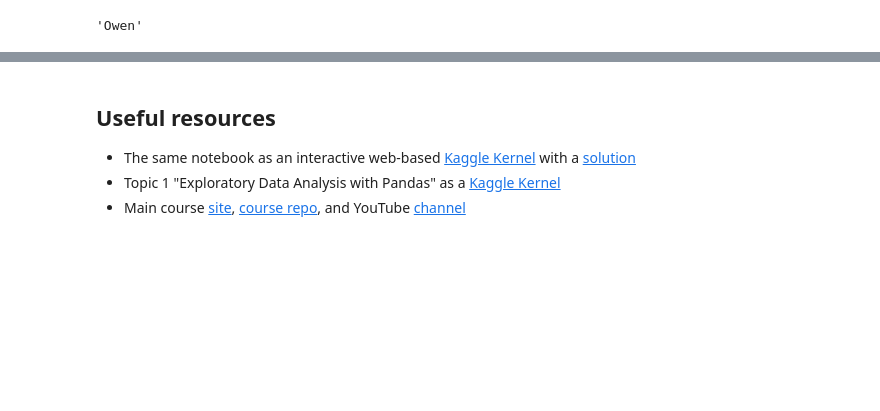
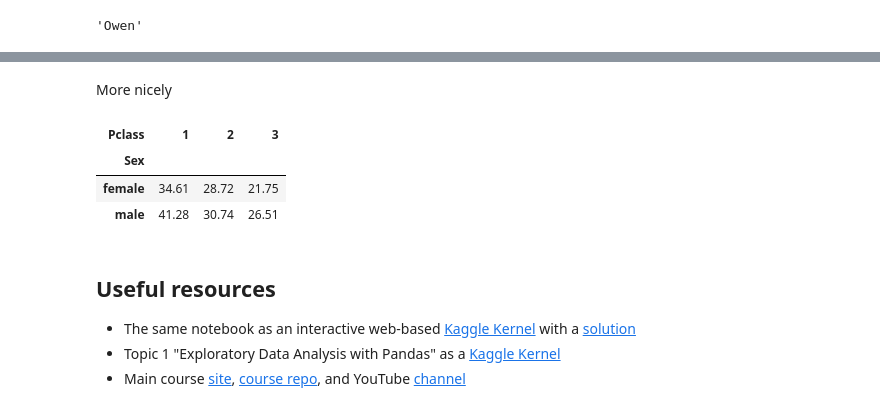
Before and after one commit to sergeymarkovich/mlcourse.ai, a Jupyter notebook: jupyter_english/topic01_pandas_data_analysis/topic1_practice_pandas_titanic.ipynb, the cells around one changed output, grey strips where cells are left out. Cells and saved outputs as stored; diff of their text form; code cells hidden in the pictures; blank space fills up the shorter version.

```diff
--- a/jupyter_english/topic01_pandas_data_analysis/topic1_practice_pandas_titanic.ipynb
+++ b/jupyter_english/topic01_pandas_data_analysis/topic1_practice_pandas_titanic.ipynb
@@ -272,3 +270,12 @@ Index(['Survived', 'Pclass', 'Name', 'Sex', 'Age', 'SibSp', 'Parch', 'Ticket',
+# %% [markdown]
+More nicely
+# %%
+pd.crosstab(data["Sex"], data["Pclass"], values=data["Age"], aggfunc=np.mean)
+# %% [output]
+| Pclass | 1 | 2 | 3 |
+| Sex |  |  |  |
+| female | 34.61 | 28.72 | 21.75 |
+| male | 41.28 | 30.74 | 26.51 |
 # %% [markdown]
 ## Useful resources
 * The same notebook as an interactive web-based [Kaggle Kernel](https://www.kaggle.com/kashnitsky/topic-1-practice-analyzing-titanic-passengers) with a [solution](https://www.kaggle.com/kashnitsky/topic-1-practice-solution)
```
Also changed, not shown: parts of 7 cells of this notebook.
